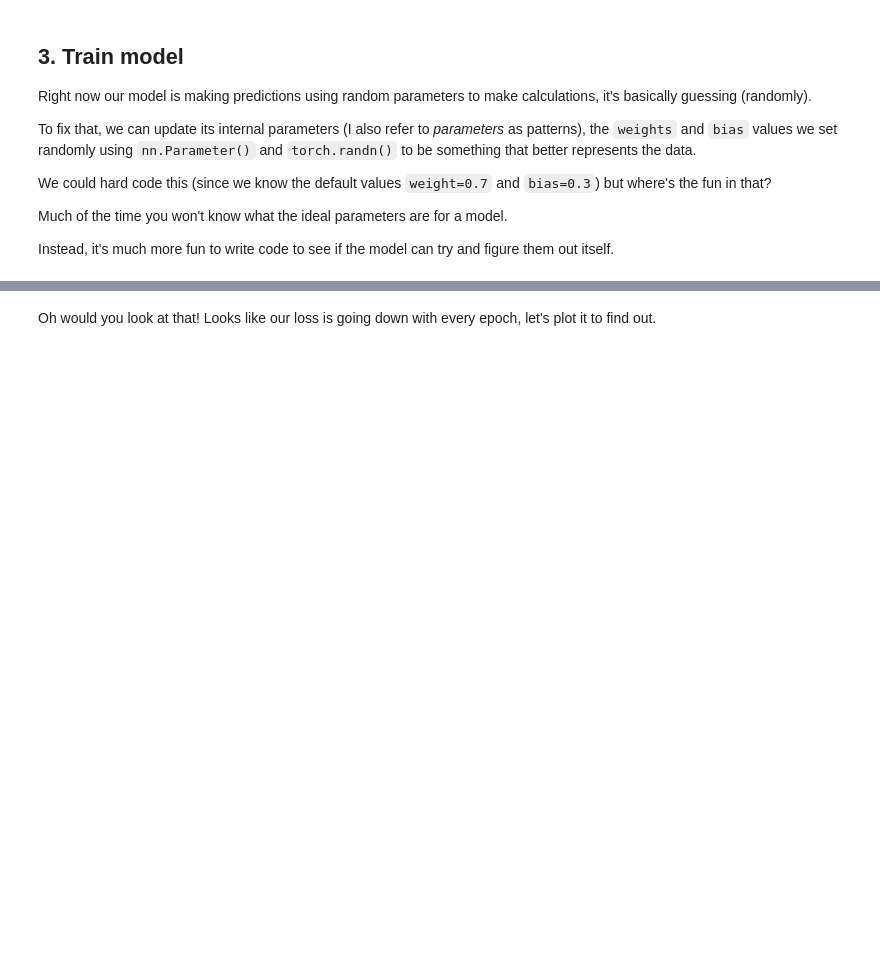
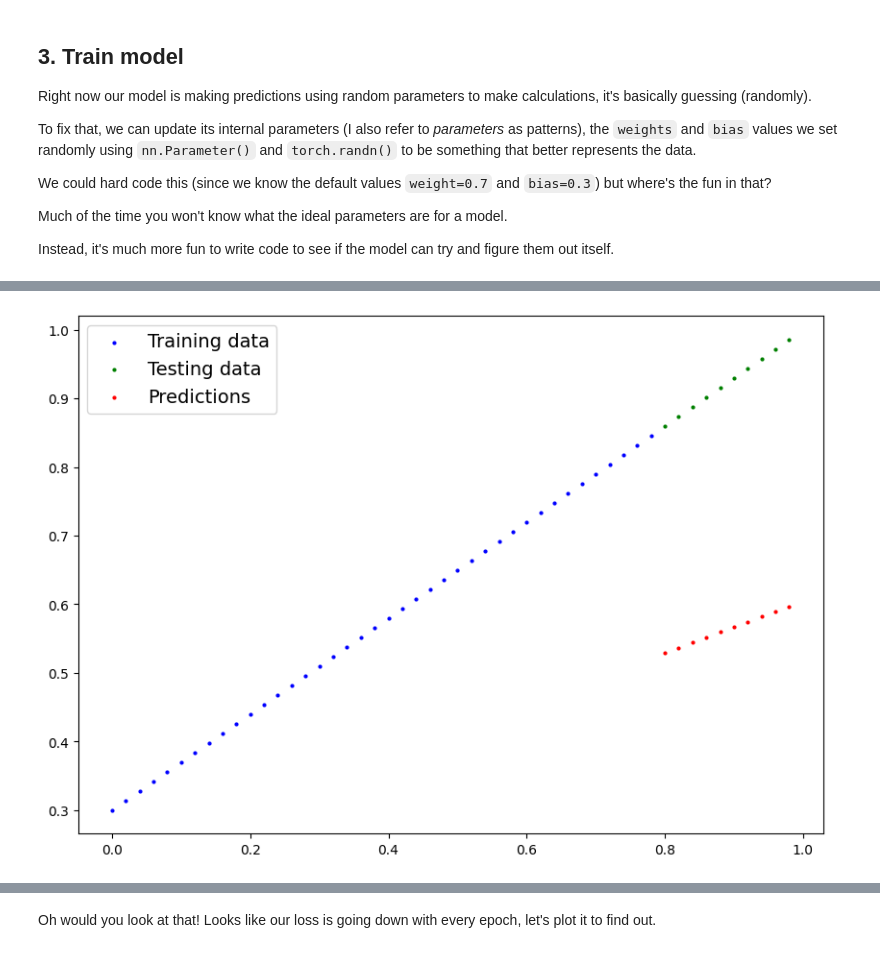
Before and after one commit to prabal5ghosh/Python_Code_Practice, a Jupyter notebook: pytorch_deep_learning/01_pytorch_workflow.ipynb, the cells around one changed output, grey strips where cells are left out. Saved outputs shown, nothing was run; the diff lists cells and outputs as text; code cells hidden in the pictures; blank space fills up the shorter version.

```diff
--- a/pytorch_deep_learning/01_pytorch_workflow.ipynb
+++ b/pytorch_deep_learning/01_pytorch_workflow.ipynb
@@ -624,3 +695,7 @@ Let's put all of the above together and train our model for 100 **epochs** (forw
+# %%
+plot_predictions(predictions=test_pred)
+# %% [output]
+[figure, added]
 # %%
 torch.manual_seed(42)
 
```
Also changed, not shown: parts of 13 cells of this notebook.
